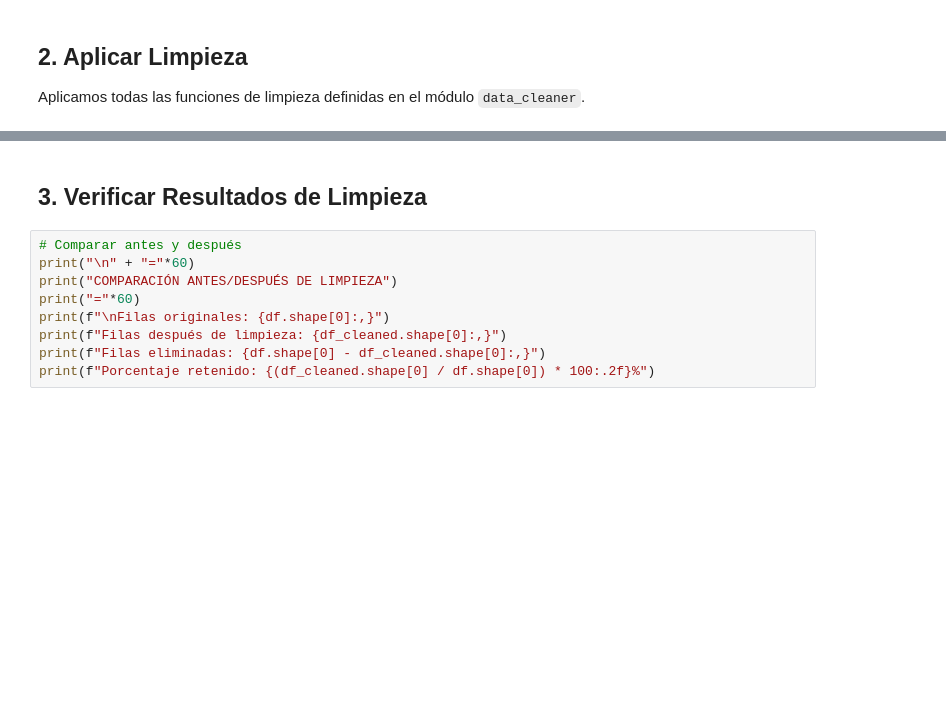
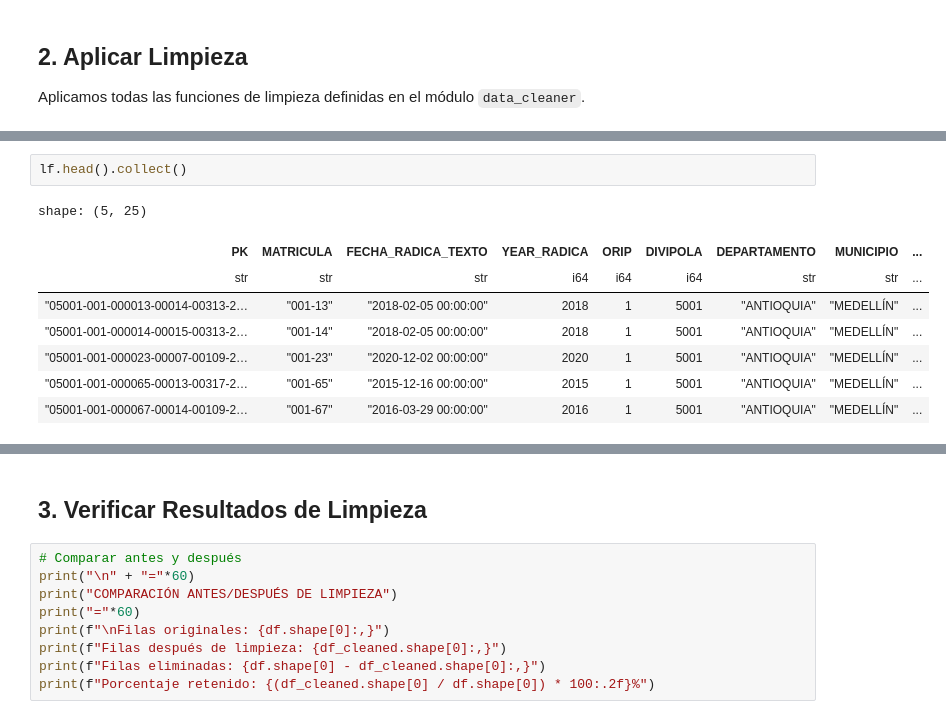
Before and after one commit to fraud-detection-realestate/igac-anomalias-inmobiliarias, a Jupyter notebook: notebooks/02_limpieza_datos.ipynb, the cells around one changed output, grey strips where cells are left out. Drawn from its saved outputs; the diff is of its cells as text; blank space fills up the shorter version.

```diff
--- a/notebooks/02_limpieza_datos.ipynb
+++ b/notebooks/02_limpieza_datos.ipynb
@@ -45,0 +122,11 @@ Aplicamos todas las funciones de limpieza definidas en el módulo `data_cleaner`
+# %%
+lf.head().collect()
+# %% [output]
+shape: (5, 25)
+| PK | MATRICULA | FECHA_RADICA_TEXTO | YEAR_RADICA | ORIP | DIVIPOLA | DEPARTAMENTO | MUNICIPIO | ... |
+| str | str | str | i64 | i64 | i64 | str | str | ... |
+| "05001-001-000013-00014-00313-2… | "001-13" | "2018-02-05 00:00:00" | 2018 | 1 | 5001 | "ANTIOQUIA" | "MEDELLÍN" | ... |
+| "05001-001-000014-00015-00313-2… | "001-14" | "2018-02-05 00:00:00" | 2018 | 1 | 5001 | "ANTIOQUIA" | "MEDELLÍN" | ... |
+| "05001-001-000023-00007-00109-2… | "001-23" | "2020-12-02 00:00:00" | 2020 | 1 | 5001 | "ANTIOQUIA" | "MEDELLÍN" | ... |
+| "05001-001-000065-00013-00317-2… | "001-65" | "2015-12-16 00:00:00" | 2015 | 1 | 5001 | "ANTIOQUIA" | "MEDELLÍN" | ... |
+| "05001-001-000067-00014-00109-2… | "001-67" | "2016-03-29 00:00:00" | 2016 | 1 | 5001 | "ANTIOQUIA" | "MEDELLÍN" | ... |
```
Also changed, not shown: parts of 22 cells of this notebook, 6 other files.
